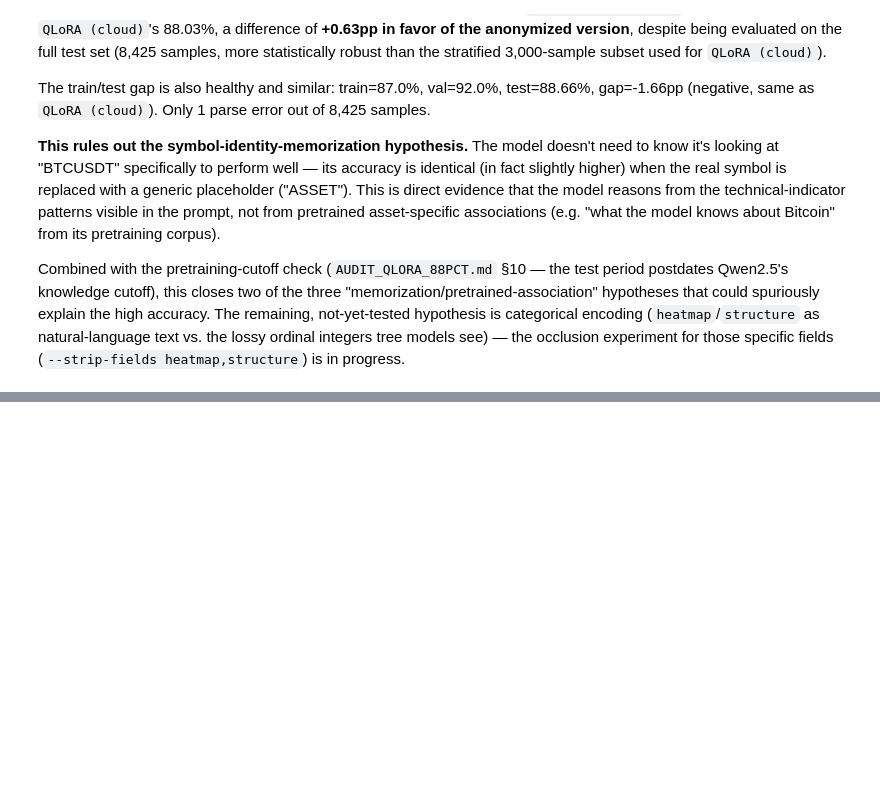
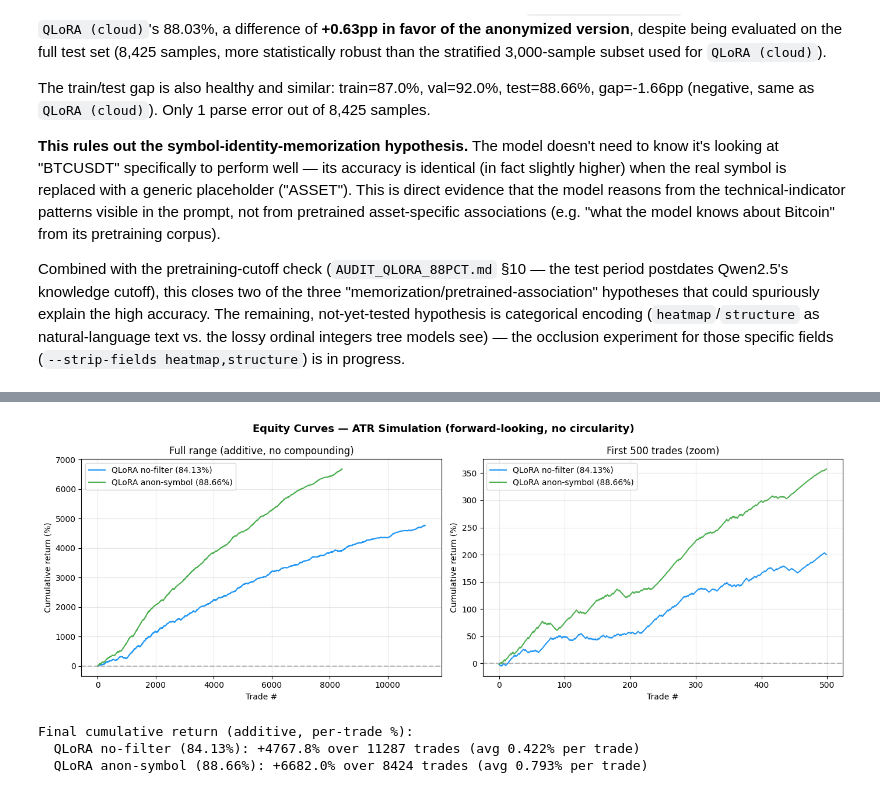
Before and after one commit to alejandrogonzalz/trading_management, a Jupyter notebook: langgraph/optimization-results.ipynb, the cells around one changed output, grey strips where cells are left out. Drawn from its saved outputs; the diff is of its cells as text; code cells hidden in the pictures; blank space fills up the shorter version.

```diff
--- a/langgraph/optimization-results.ipynb
+++ b/langgraph/optimization-results.ipynb
@@ -1200,0 +1277,58 @@ models see) — the occlusion experiment for those specific fields
+# %%
+# ── Chart 11: ATR Equity Curves (legitimate, no circularity) ─────────────────
+
+import numpy as np
+
+ATR_MODELS = {
+    "QLoRA no-filter (84.13%)": "QLoRA (no drawdown filter)",
+    "QLoRA anon-symbol (88.66%)": "QLoRA (anon symbol)",
+}
+ATR_COLORS = ["#2196F3", "#4CAF50"]
+
+fig, (ax_main, ax_zoom) = plt.subplots(1, 2, figsize=(14, 5))
+fig.suptitle("Equity Curves — ATR Simulation (forward-looking, no circularity)", fontsize=13, fontweight="bold")
+
+ZOOM = 500
+for i, (display_label, raw_label) in enumerate(ATR_MODELS.items()):
+    if raw_label not in raw:
+        continue
+    atr_trades = raw[raw_label].get("atr_trade_results", [])
+    pnls = [t["pnl_pct"] for t in atr_trades if t["outcome"] != "ERROR"]
+    # Cumulative sum (no compounding) — each trade is independent 1-unit bet
+    equity = np.cumsum(pnls)
+    ax_main.plot(equity, label=display_label, color=ATR_COLORS[i], linewidth=1.5)
+    ax_zoom.plot(equity[:ZOOM], label=display_label, color=ATR_COLORS[i], linewidth=1.5)
+
+ax_main.axhline(0, color="gray", linestyle="--", alpha=0.5)
+ax_main.set_xlabel("Trade #")
+ax_main.set_ylabel("Cumulative return (%)")
+ax_main.set_title("Full range (additive, no compounding)")
+ax_main.legend(loc="upper left")
+ax_main.grid(True, alpha=0.3)
+
+ax_zoom.axhline(0, color="gray", linestyle="--", alpha=0.5)
+ax_zoom.set_xlabel("Trade #")
+ax_zoom.set_ylabel("Cumulative return (%)")
+ax_zoom.set_title(f"First {ZOOM} trades (zoom)")
+ax_zoom.legend(loc="upper left")
+ax_zoom.grid(True, alpha=0.3)
+
+plt.tight_layout()
+plt.savefig("optimization/qlora/results/equity_curves_atr.png", dpi=150, bbox_inches="tight")
+plt.savefig("../public/figures/fig12_equity_atr.png", dpi=300, bbox_inches="tight")
+plt.show()
+
+print("\nFinal cumulative return (additive, per-trade %):")
+for display_label, raw_label in ATR_MODELS.items():
+    if raw_label not in raw:
+        continue
+    atr_trades = raw[raw_label].get("atr_trade_results", [])
+    pnls = [t["pnl_pct"] for t in atr_trades if t["outcome"] != "ERROR"]
+    total = sum(pnls)
+    n = len(pnls)
+    print(f"  {display_label}: +{total:.1f}% over {n} trades (avg {total/n:.3f}% per trade)")
+# %% [output]
+[figure, added]
+Final cumulative return (additive, per-trade %):
+  QLoRA no-filter (84.13%): +4767.8% over 11287 trades (avg 0.422% per trade)
+  QLoRA anon-symbol (88.66%): +6682.0% over 8424 trades (avg 0.793% per trade)
```
Also changed, not shown: parts of 4 cells of this notebook, 36 other files.
